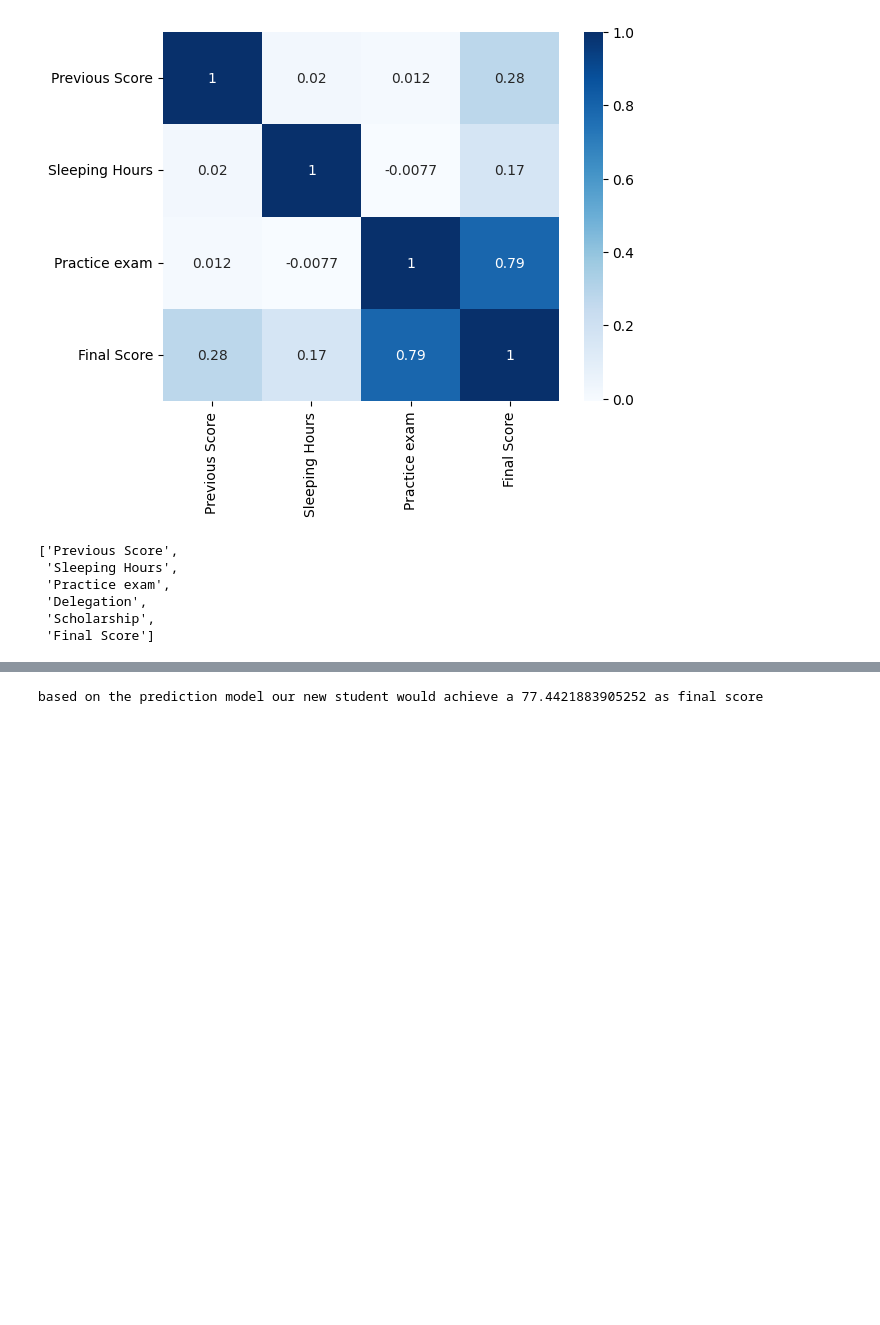
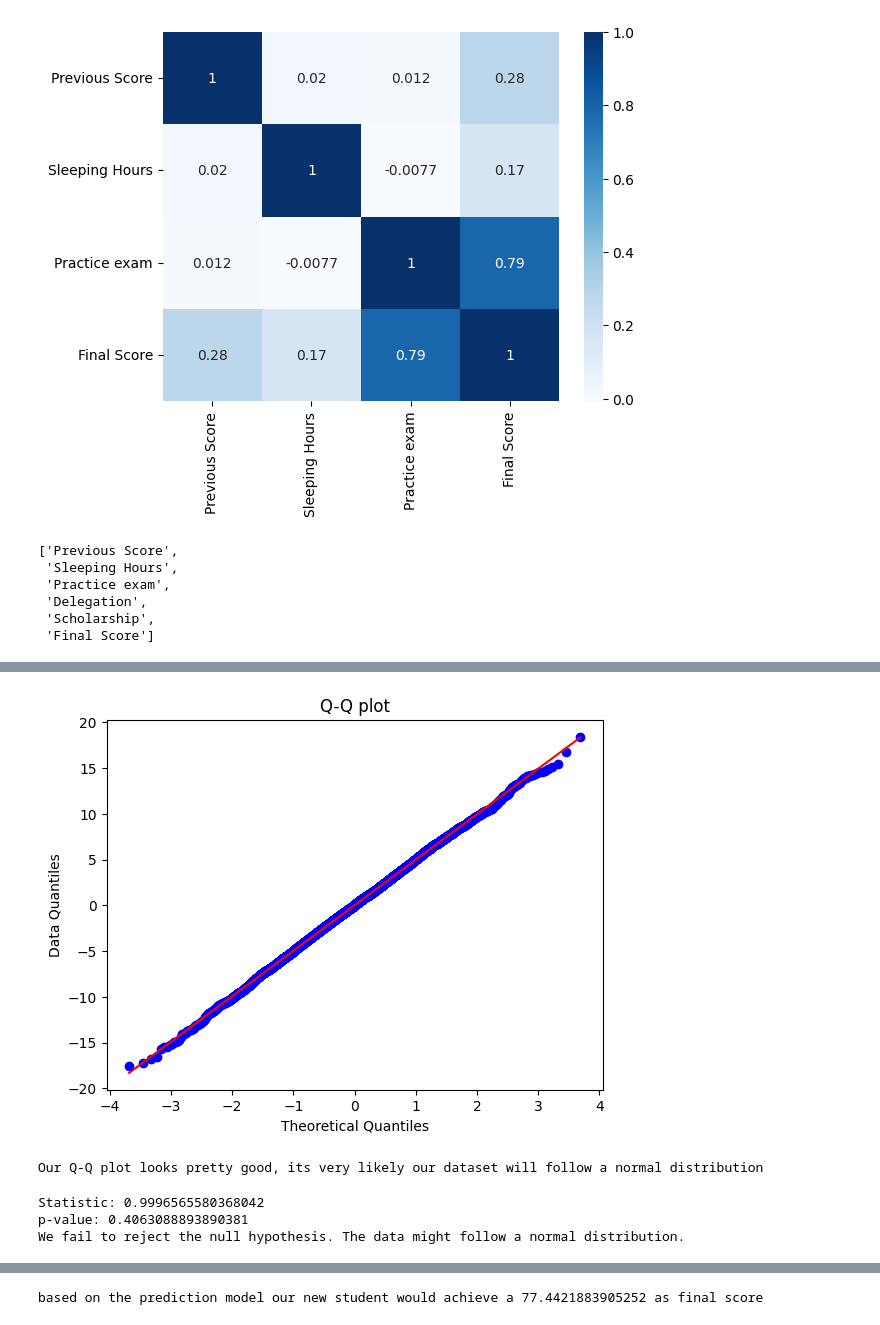
Before and after one commit to Zero5896/Multivariate-Regression, a Jupyter notebook: Working with Categorical Data..ipynb, the cells around one changed output, grey strips where cells are left out. Drawn from its saved outputs; the diff is of its cells as text; code cells hidden in the pictures; blank space fills up the shorter version.

```diff
--- a/Working with Categorical Data..ipynb
+++ b/Working with Categorical Data..ipynb
@@ -192,0 +230,33 @@ R2: 0.9214170074843533
+# %%
+(osm, osr), (slope, intercept, r) = stats.probplot(residuals, dist='norm', plot = plt)
+plt.title('Q-Q plot')
+plt.xlabel('Theoretical Quantiles')
+plt.ylabel('Data Quantiles')
+plt.show()
+print("Our Q-Q plot looks pretty good, its very likely our dataset will follow a normal distribution")
+# %% [output]
+[figure, added]
+Our Q-Q plot looks pretty good, its very likely our dataset will follow a normal distribution
+# %%
+# Perform the Shapiro-Wilk test on the residuals
+statistic, p_value = stats.shapiro(residuals)
+
+# Print the test statistic
+print(f'Statistic: {statistic}')
+# Print the p-value from the test
+print(f'p-value: {p_value}')
+
+# Set the significance level (alpha) to 0.05
+alpha = 0.05
+
+# Check the result of the test against the significance level
+if p_value <= alpha:
+    # If p-value is less than or equal to 0.05, we reject the null hypothesis
+    print('We reject the null hypothesis. The data does not follow a normal distribution.')
+else:
+    # If p-value is greater than 0.05, we fail to reject the null hypothesis
+    print('We fail to reject the null hypothesis. The data might follow a normal distribution.')
+# %% [output]
+Statistic: 0.9996565580368042
+p-value: 0.4063088893890381
+We fail to reject the null hypothesis. The data might follow a normal distribution.
```
Also changed, not shown: parts of 7 cells of this notebook, 1 other file.
